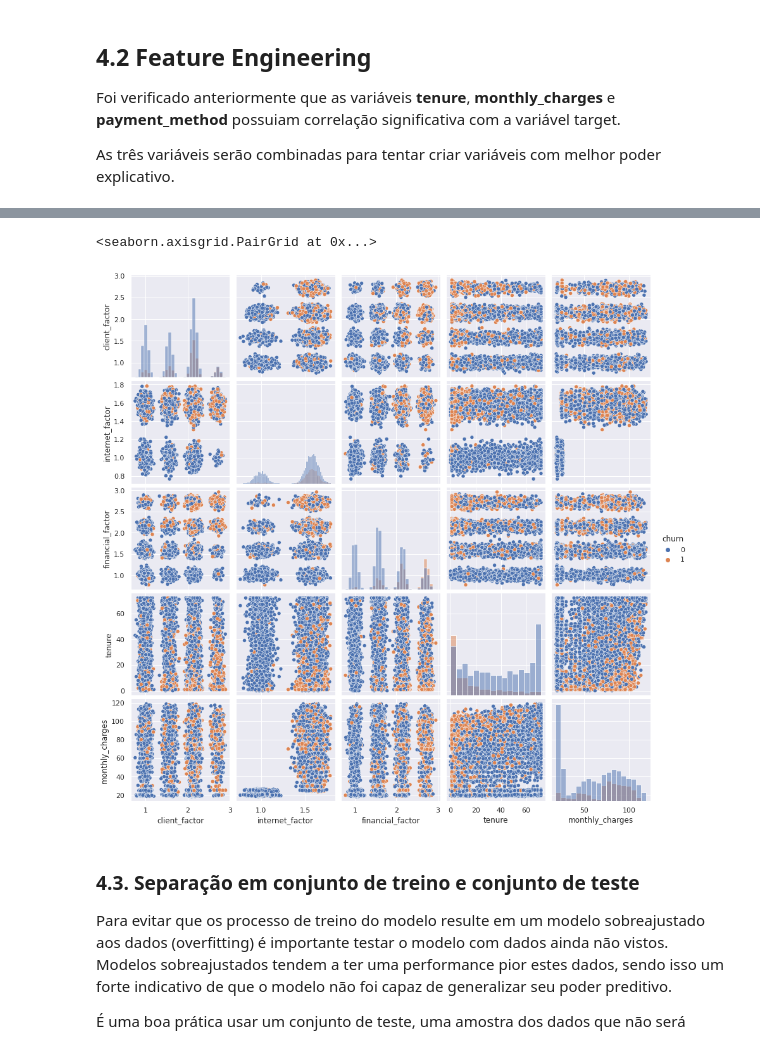
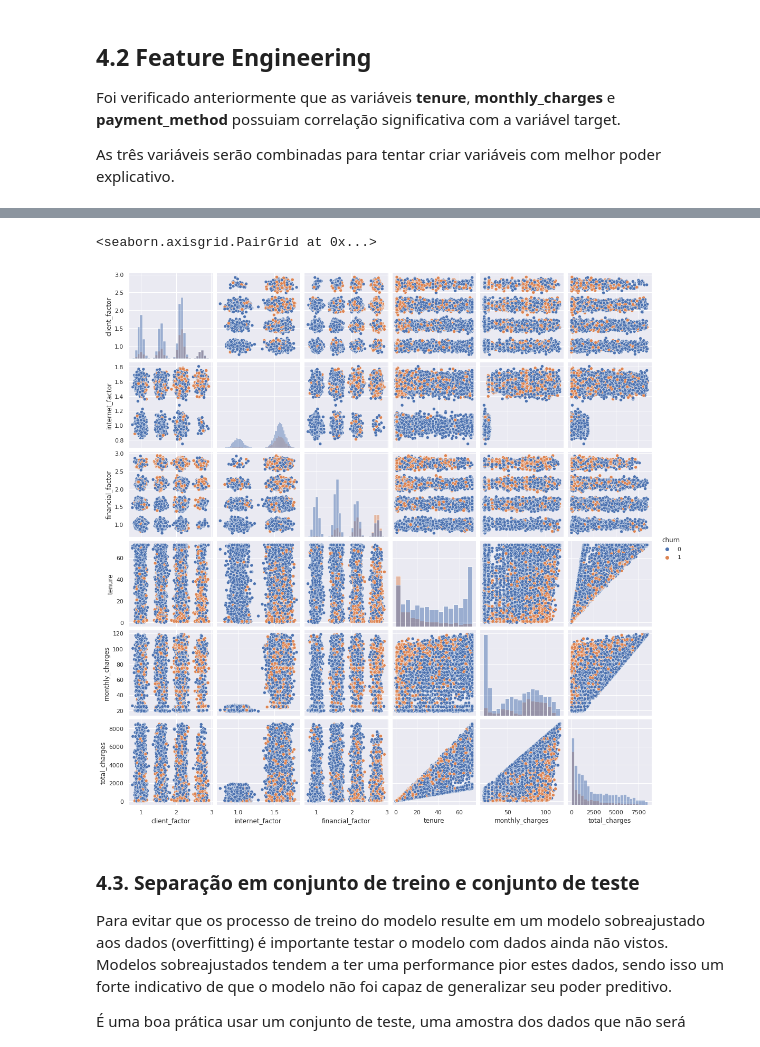
Before and after one commit to itaborai83/ecd221-ML-trabalho, a Jupyter notebook: ML_7_Projeto_completo_de_Classificação_Binária_Telco_Churn.ipynb, the cells around one changed output, grey strips where cells are left out. Drawn from its saved outputs; the diff is of its cells as text; code cells hidden in the pictures.

```diff
--- a/ML_7_Projeto_completo_de_Classificação_Binária_Telco_Churn.ipynb
+++ b/ML_7_Projeto_completo_de_Classificação_Binária_Telco_Churn.ipynb
@@ -161,14 +164,14 @@ CATEGORICAL_FEATURES = [
 ,   "contract"
 ,   "payment_method"
 ]
-NUMERICAL_FEATURES                  = ["tenure", "monthly_charges"]
+NUMERICAL_FEATURES                  = ["tenure", "inv_tenure", "monthly_charges", "total_charges"]
 BOOLEAN_MAP                         = {"No": 0, "Yes": 1}
 RFE_NUM_FEATURES                    = 10
 RFE_FEATURES_TO_ELIMINATE_PER_STEP  = 0.1 # 10% das variáveis
 TEST_PCT_SIZE                       = 0.2 # 20% do conjunto de dados
 RANDOM_STATE                        = 42
 SCORING_METRIC                      = "f1"
-K_FOLDS                             = 5
+K_FOLDS                             = 10
 NUMBER_OF_RANDOM_TRIALS             = 1000
 RETURN_TRAIN_SCORE                  = False
 OUTPUT_TRAINING_FILE                = "RandomizedSearchCV.xlsx"
@@ -639,3 +639,11 @@ del churn_df["total_charges"]
+# %%
+def inverse_tenure(tenure):
+    return -tenure
+
+del churn_df["gender"]
+churn_df["total_charges"] = churn_df["monthly_charges"] * churn_df["tenure"]
+churn_df["inv_tenure"] = churn_df["tenure"].map(inverse_tenure)
+churn_df["churn"] = churn_df.pop("churn")
 # %% [markdown]
 ### 3.2. Visualizações Unimodais Dados Numéricos
 
@@ -884,21 +885,23 @@ churn_df.describe()
 # %%
 scatter_vars = [
   "client_factor",
   "internet_factor",
   "financial_factor",
   "tenure",
-  "monthly_charges"
+  #"inv_tenure"
+  "monthly_charges",
+  "total_charges"
 ]
 
 sns.pairplot(
     churn_df
 ,   diag_kind = "hist"
 ,   vars      = scatter_vars
 ,   hue       = "churn"
 )
 # %% [output]
 <seaborn.axisgrid.PairGrid at 0x...>
-[figure, old version]
+[figure, new version]
 # %% [markdown]
 ### 4.3. Separação em conjunto de treino e conjunto de teste
 
```
Also changed, not shown: parts of 38 cells of this notebook.
